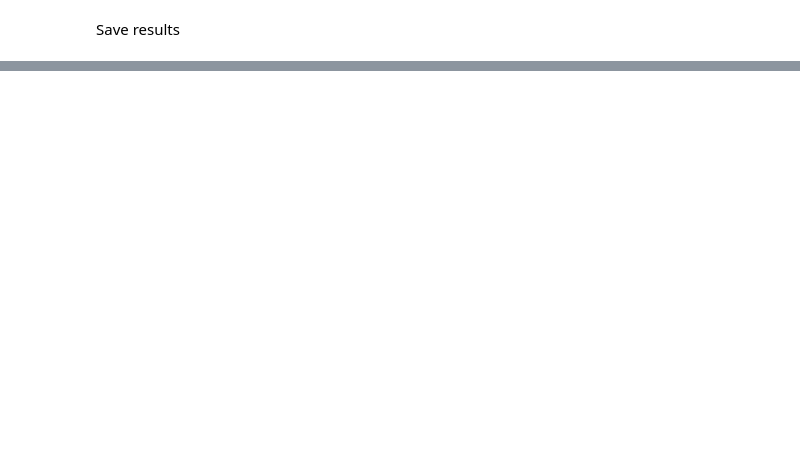
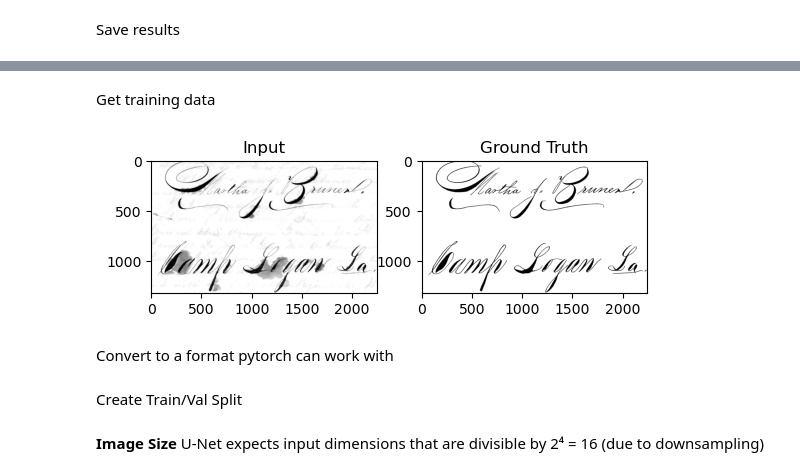
Before and after one commit to mahdikhashan/tu-wien-document-analysis, a Jupyter notebook: binarization.ipynb, the cells around one changed output, grey strips where cells are left out. Saved outputs shown, nothing was run; the diff lists cells and outputs as text; code cells hidden in the pictures; blank space fills up the shorter version.

```diff
--- a/binarization.ipynb
+++ b/binarization.ipynb
@@ -199,0 +227,23 @@ df_pr.to_csv(f"{results_dir}/results_pr_su_method.csv", index=False)
+# %% [markdown]
+Get training data
+# %%
+image_dir_train = input_dir / "H-DIBCO2012-dataset"
+# %%
+images_paths_train = sorted(glob(os.path.join(image_dir_train, "*.png")))
+gt_paths_train = sorted(glob(os.path.join(image_dir_train, "*.tif")))
+# %%
+images_train = {
+    os.path.basename(img_path)[:-4]: (
+        cv2.imread(img_path, cv2.IMREAD_GRAYSCALE),
+        cv2.imread(gt_path, cv2.IMREAD_GRAYSCALE)
+    )
+    for img_path, gt_path in zip(images_paths_train, gt_paths_train)
+}
+# %%
+image_train = images_train[next(iter(images_train))]
+# %%
+show_input_next_to_gt(image_train)
+# %% [output]
+[figure, added]
+# %% [markdown]
+Convert to a format pytorch can work with
@@ -199,0 +253,2 @@ df_pr.to_csv(f"{results_dir}/results_pr_su_method.csv", index=False)
+# %% [markdown]
+Create Train/Val Split
@@ -199,0 +257,3 @@ df_pr.to_csv(f"{results_dir}/results_pr_su_method.csv", index=False)
+# %% [markdown]
+**Image Size**
+U-Net expects input dimensions that are divisible by 2⁴ = 16 (due to downsampling)
```
Also changed, not shown: parts of 54 cells of this notebook, 3 other files.
